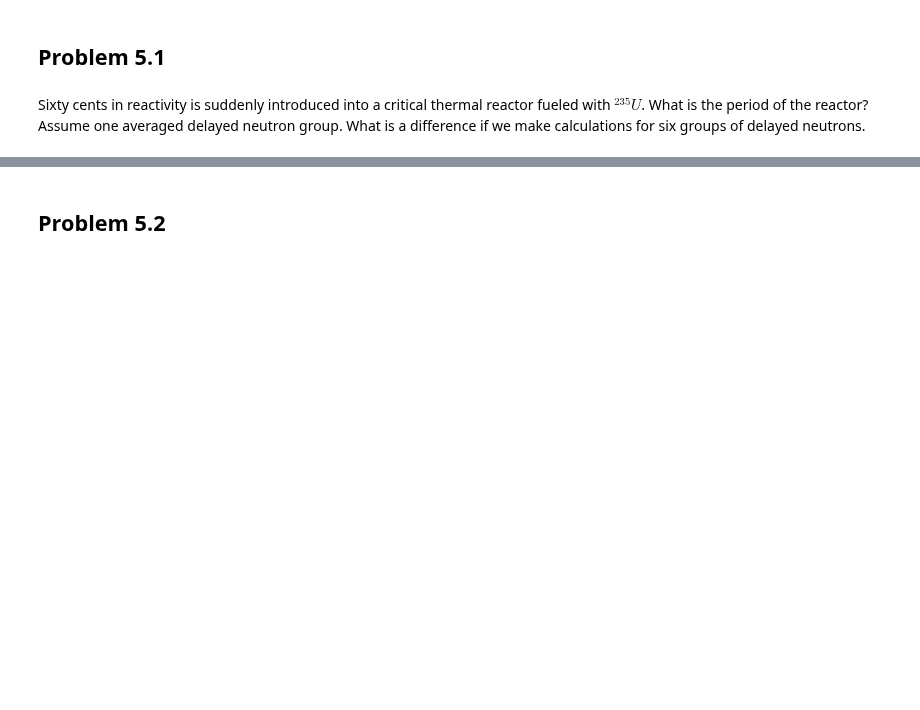
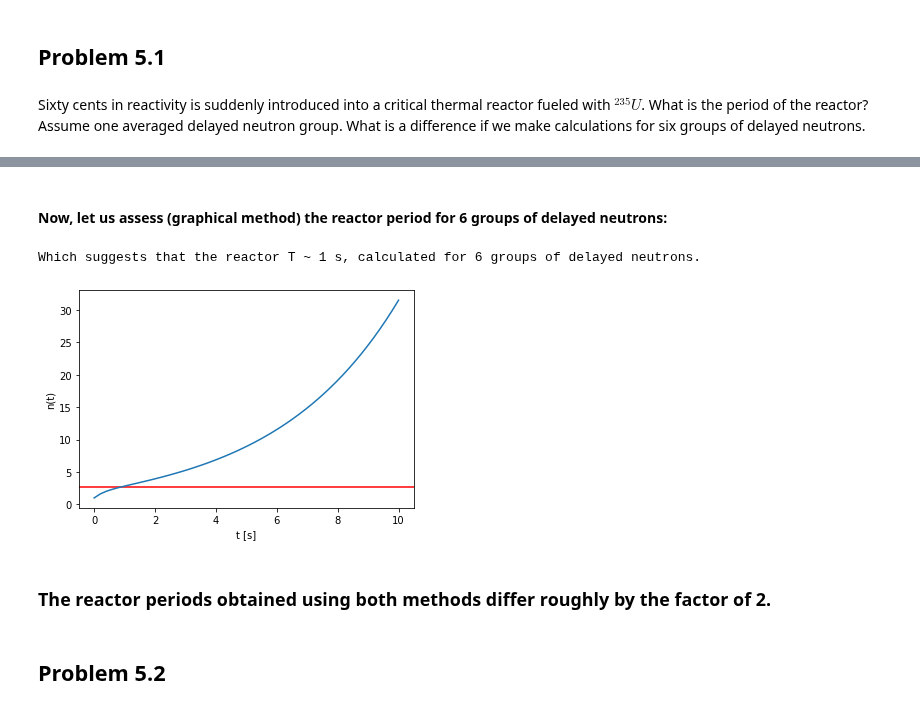
Before and after one commit to kmiec96/Nuclear, a Jupyter notebook: set2.ipynb, the cells around one changed output, grey strips where cells are left out. Saved outputs shown, nothing was run; the diff lists cells and outputs as text; code cells hidden in the pictures; blank space fills up the shorter version.

```diff
--- a/set2.ipynb
+++ b/set2.ipynb
@@ -644,3 +901,56 @@ difference if we make calculations for six groups of delayed neutrons.
+# %% [markdown]
+#### Now, let us assess (graphical method) the reactor period for 6 groups of delayed neutrons:
+# %%
+#set of differential equations odeint
+#rho>0  #positive reactivity
+beta = 0.0065 # beta
+rho = 0.60*beta #reactivity
+k = 1/(1-rho) #multiplication factor
+lp = 0.001 # prompt neutron lifetime
+
+#data from lecture 7
+lamb1 = 0.0124
+beta1 = 0.000215
+lamb2 = 0.0305
+beta2 = 0.001424
+lamb3 = 0.111
+beta3 = 0.001274
+lamb4 = 0.301
+beta4 = 0.002568
+lamb5 = 1.14
+beta5 = 0.000748
+lamb6 = 3.01
+beta6 = 0.000273
+
+y0 = [1,beta1/(lp*lamb1),beta2/(lp*lamb2),beta3/(lp*lamb3),beta4/(lp*lamb4),beta5/(lp*lamb5),beta6/(lp*lamb6)] # 6 initial conditions
+
+
+def density_6_groups(y,T):
+    n, C1, C2, C3, C4, C5, C6 = y
+    dYdT = [k*(rho-beta)*n/lp+lamb1*C1+lamb2*C2+lamb3*C3+lamb4*C4+lamb5*C5+lamb6*C6, k*beta1*n/lp-lamb1*C1,
+            k*beta2*n/lp-lamb2*C2, k*beta3*n/lp-lamb3*C3, k*beta4*n/lp-lamb4*C4, k*beta5*n/lp-lamb5*C5, k*beta6*n/lp-lamb6*C6]
+    return dYdT
+
+
+
+t = np.linspace(0,10) #time interval
+y = odeint(density_6_groups,y0,t) #result [n(T),C(T)]
+
+yy=[x[0] for x in y]
+
+
+plt.xlabel("t [s]")
+plt.ylabel("n(t)")
+plt.axhline(y=mt.e, color='r', linestyle='-')
+plt.plot(t,yy)
+
+
+print("Which suggests that the reactor T ~ 1 s, calculated for 6 groups of delayed neutrons.")
+# %% [output]
+Which suggests that the reactor T ~ 1 s, calculated for 6 groups of delayed neutrons.
+[figure, added]
+# %% [markdown]
+### The reactor periods obtained using both methods differ roughly by the factor of 2.
 # %% [markdown]
 ## Problem 5.2
 # %% [markdown]
```
Also changed, not shown: parts of 44 cells of this notebook.
